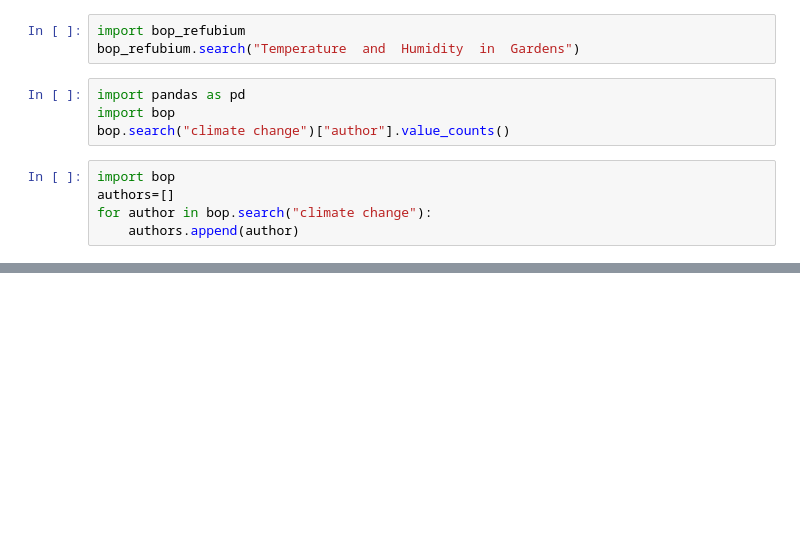
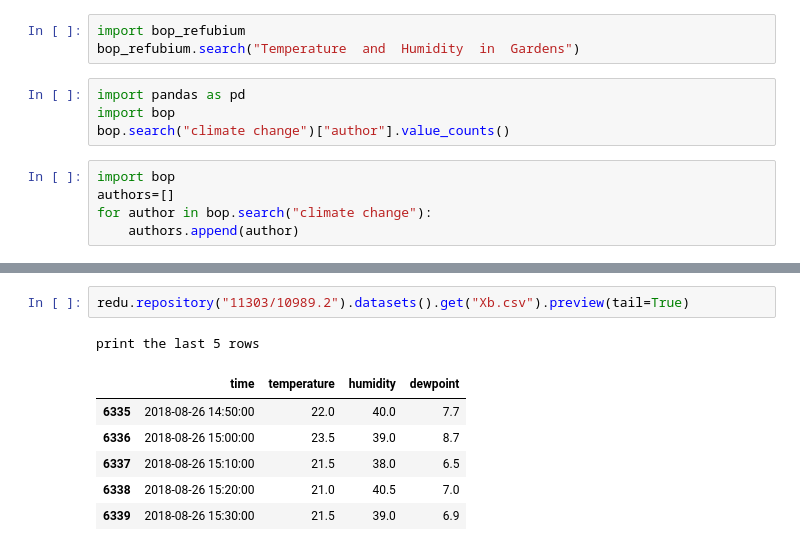
Before and after one commit to TUB-NLP-OpenData/usability_research_data, a Jupyter notebook: use.ipynb, the cells around one changed output, grey strips where cells are left out. Saved outputs shown, nothing was run; the diff lists cells and outputs as text; blank space fills up the shorter version.

```diff
--- a/use.ipynb
+++ b/use.ipynb
@@ -62,0 +83,10 @@ for author in bop.search("climate change"):
+# %%
+redu.repository("11303/10989.2").datasets().get("Xb.csv").preview(tail=True)
+# %% [output]
+print the last 5 rows
+|  | time | temperature | humidity | dewpoint |
+| 6335 | 2018-08-26 14:50:00 | 22.0 | 40.0 | 7.7 |
+| 6336 | 2018-08-26 15:00:00 | 23.5 | 39.0 | 8.7 |
+| 6337 | 2018-08-26 15:10:00 | 21.5 | 38.0 | 6.5 |
+| 6338 | 2018-08-26 15:20:00 | 21.0 | 40.5 | 7.0 |
+| 6339 | 2018-08-26 15:30:00 | 21.5 | 39.0 | 6.9 |
```
Also changed, not shown: parts of 12 cells of this notebook, 2 other files.
